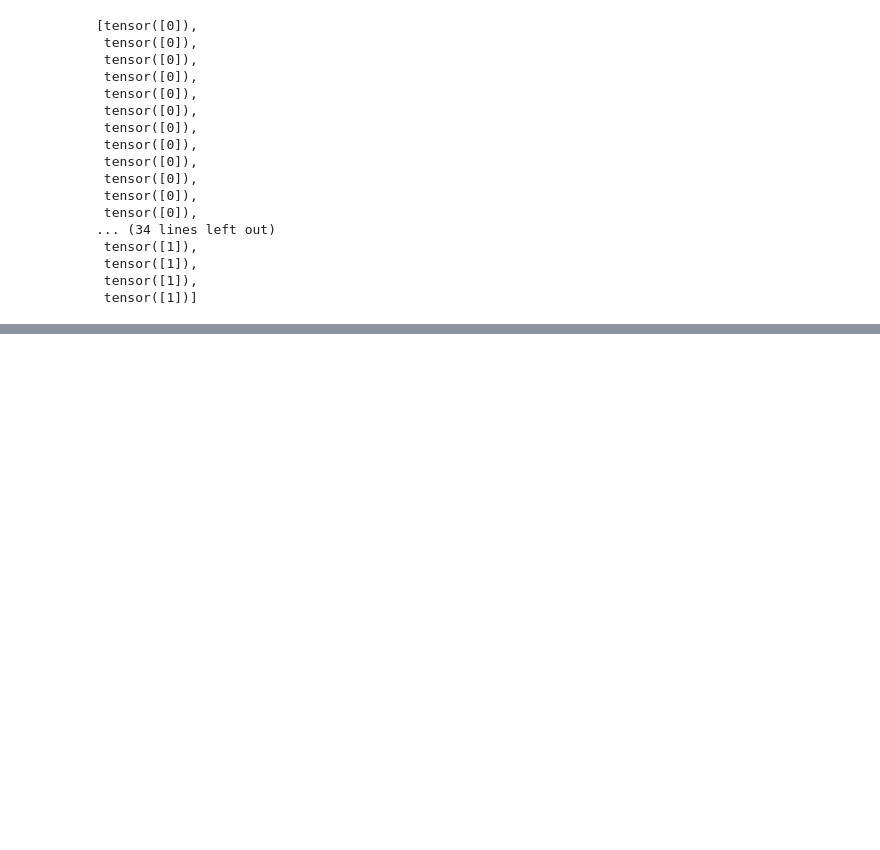
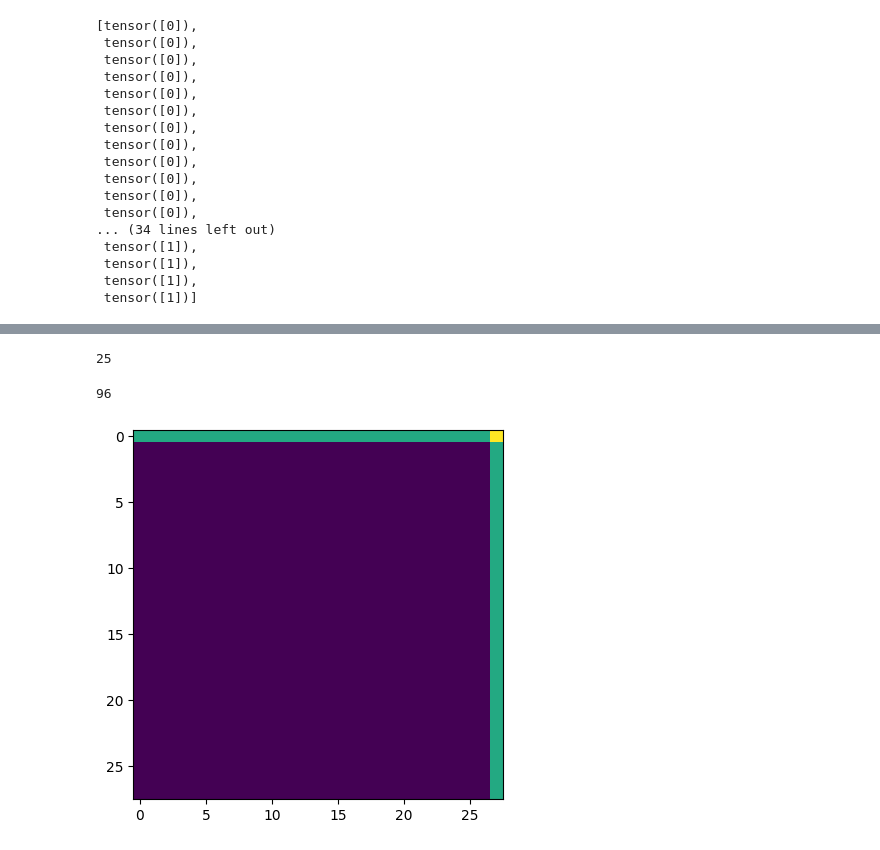
Before and after one commit to AaSiKu/ICG-Projects---SWORTex, a Jupyter notebook: Work.ipynb, the cells around one changed output, grey strips where cells are left out. Saved outputs shown, nothing was run; the diff lists cells and outputs as text; code cells hidden in the pictures; blank space fills up the shorter version.

Commit message:
Done till splitting grid

```diff
--- a/Work.ipynb
+++ b/Work.ipynb
@@ -175,8 +176,7 @@ Model_for_checking_0orX(
 )
 # %%
 loss_fn = nn.CrossEntropyLoss()
-optimizer = torch.optim.SGD(params=model.parameters(),
-                             lr=0.1)
+optimizer = torch.optim.SGD(params=model.parameters(),lr=0.01)
 # %%
 def accuracy_function(y_pred,y):
     return torch.eq(y_pred.argmax(1),y).sum().item()/len(y_pred)*100
@@ -283,0 +338,49 @@ plt.axis(False)
+# %%
+# img=cv2.imread(a)
+grid_path = Path("icg-freshers-data-science-competition/Dataset/Train/Grids")
+img_list = grid_path.glob("*.png")
+blank_image = np.ones((26,26))*30
+imagelist=[]
+for a in img_list:
+    images_grid1 = cv2.imread(str(a))
+    images_grid1=images_grid1[60:420,145:505]
+    img2 = images_grid1
+
+    height, width,color_channels = img2.shape
+
+    # Number of pieces Horizontally
+    W_SIZE  = 3
+    # Number of pieces Vertically to each Horizontal
+    H_SIZE = 3
+
+    # Create a list to store sub-images for the current image
+    current_image_parts = []
+
+    for ih in range(H_SIZE):
+        for iw in range(W_SIZE):
+            x = width / W_SIZE * iw
+            y = height / H_SIZE * ih
+            h = (height / H_SIZE)
+            w = (width / W_SIZE)
+
+            # Extract the sub-image
+            img = img2[int(y):int(y + h), int(x):int(x + w)]
+            img = cv2.resize(img, (28, 28))
+            # Append the sub-image to the list for the current image
+            current_image_parts.append(img)
+
+    # Append the list of sub-images to the main list
+    imagelist.append(current_image_parts)
+# %%
+len(imagelist)
+# %% [output]
+25
+# %%
+# plt.imshow(imagelist[0][6])
+imagelist[0][6] = imagelist[0][6]
+gray_image = cv2.cvtColor(imagelist[0][6], cv2.COLOR_BGR2GRAY)
+plt.imshow(gray_image)
+print(gray_image[0,0])
+# %% [output]
+96
+[figure, added]
```
Also changed, not shown: parts of 23 cells of this notebook, 1 other file.
